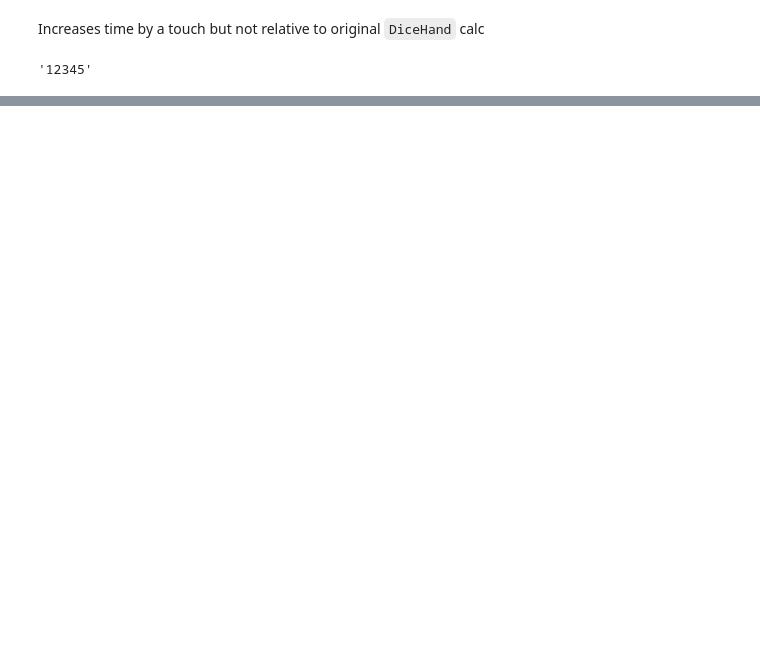
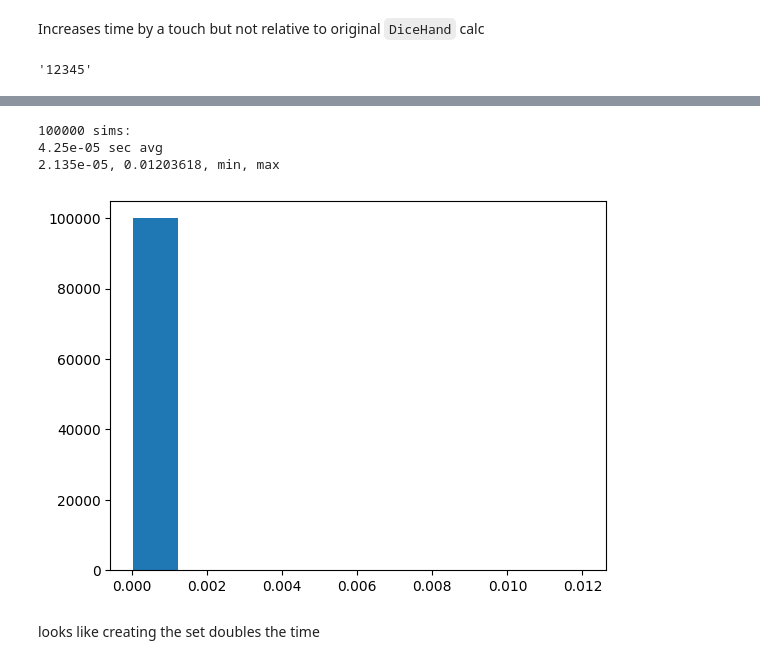
Before and after one commit to alex-b1729/py-farkle, a Jupyter notebook: library/src/models/speed_testing.ipynb, the cells around one changed output, grey strips where cells are left out. Cells and saved outputs as stored; diff of their text form; code cells hidden in the pictures; blank space fills up the shorter version.

```diff
--- a/library/src/models/speed_testing.ipynb
+++ b/library/src/models/speed_testing.ipynb
@@ -303,0 +312,30 @@ set('111')
+# %%
+t_list = []
+dh = go.DiceHand()
+num_sims = 100000
+
+for i in range(num_sims):
+    dh.roll()
+    t0 = perf_counter()
+    # dh.possible_scores()
+    dice_count_list = [dh.str_dice_values_free.count(str(i)) for i in range(1, 7)]
+    dh._duplicate_possible_scores(dice_count_list)
+    t1 = perf_counter()
+    t_list.append(t1-t0)
+
+mean_t = sum(t_list) / num_sims
+max_t = max(t_list)
+min_t = min(t_list)
+
+print(f'{num_sims} sims: ')
+print(f'{round(mean_t, 8)} sec avg')
+print(f'{round(min_t, 8)}, {round(max_t, 8)}, min, max')
+plt.hist(t_list)
+plt.show()
+# %% [output]
+100000 sims:
+4.25e-05 sec avg
+2.135e-05, 0.01203618, min, max
+[figure, added]
+# %% [markdown]
+looks like creating the set doubles the time
```
Also changed, not shown: parts of 16 cells of this notebook.
